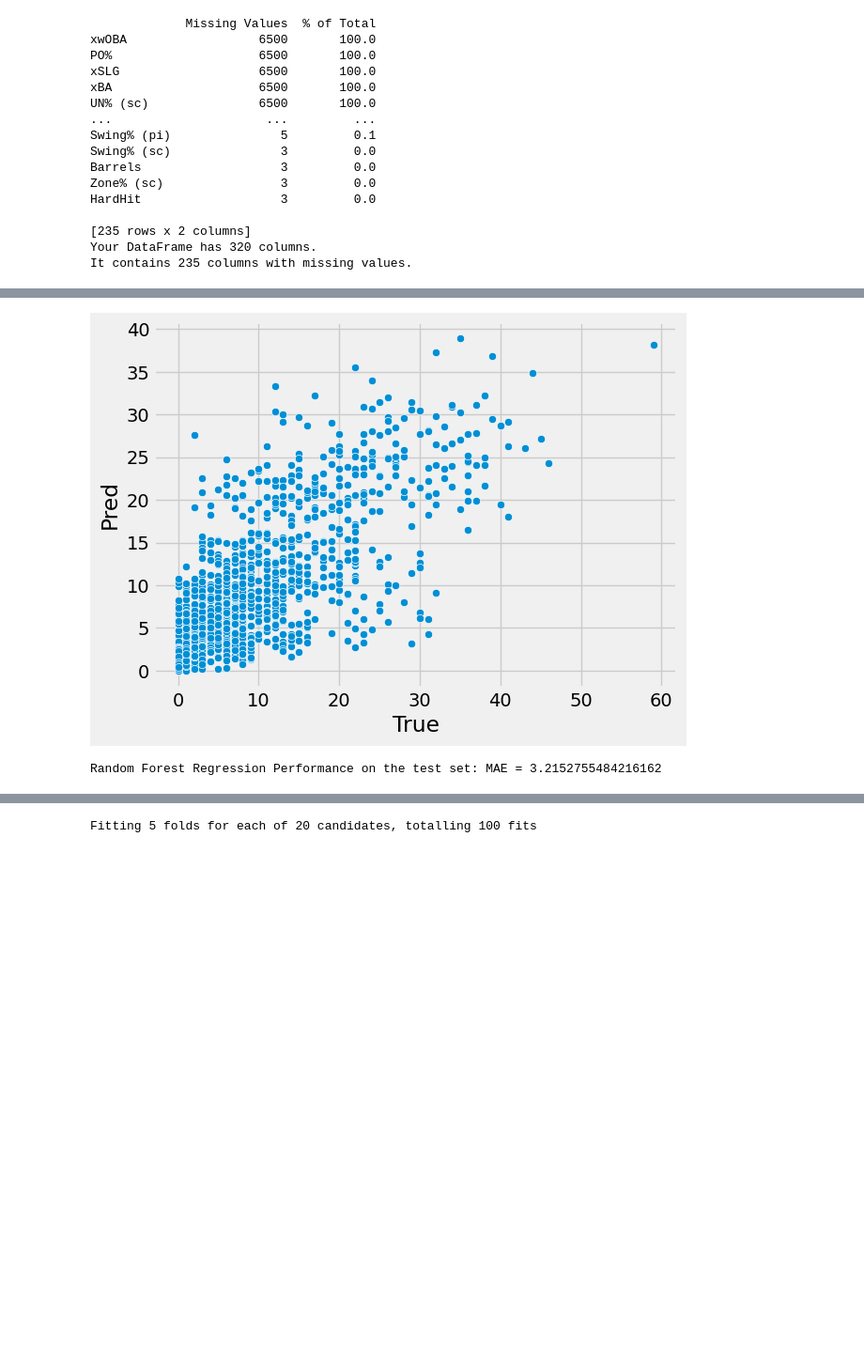
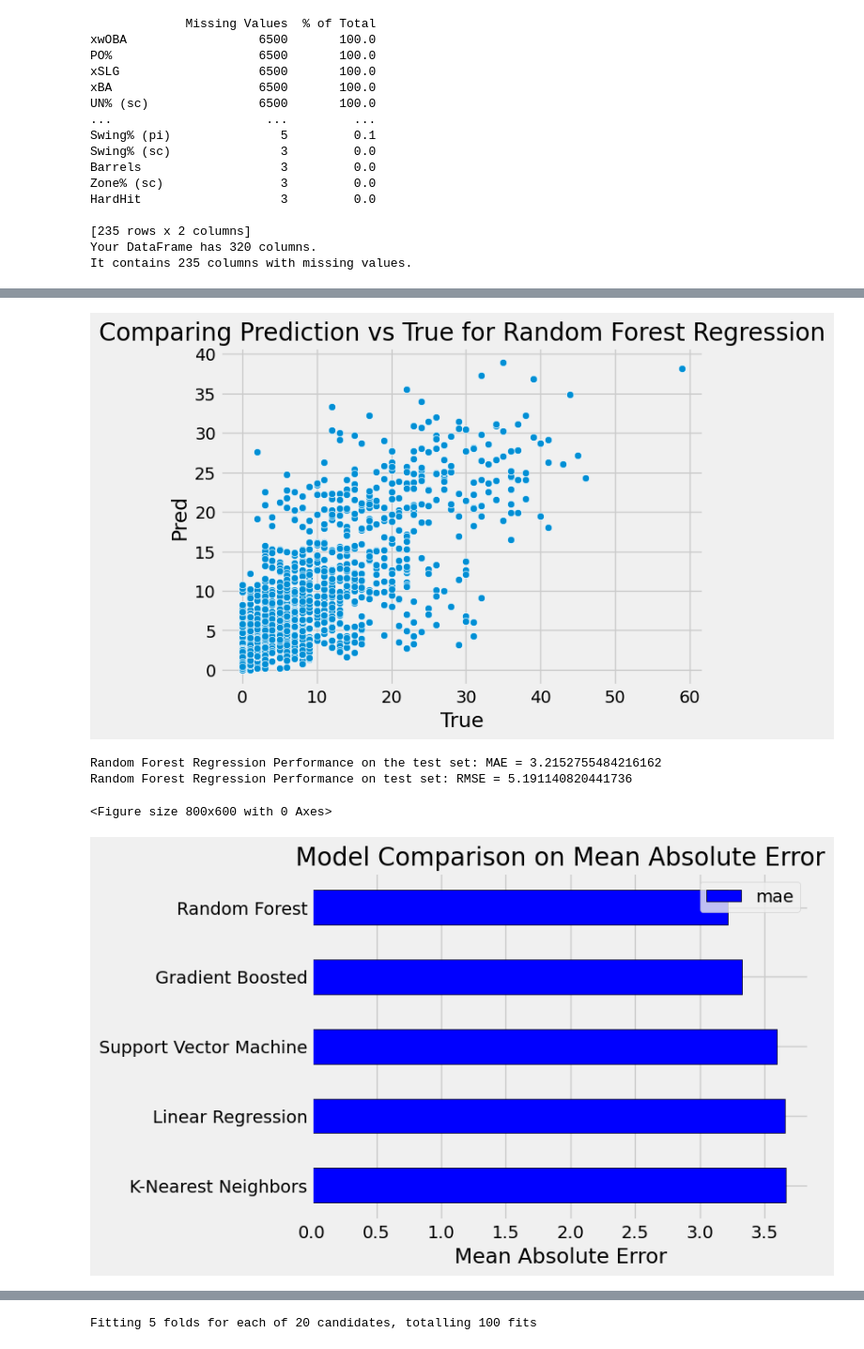
Before and after one commit to EdBab/homer_predictor, a Jupyter notebook: home_run_predictor.ipynb, the cells around one changed output, grey strips where cells are left out. Shown: that part at 94% size. Cells and saved outputs as stored; diff of their text form; code cells hidden in the pictures; blank space fills up the shorter version.

```diff
--- a/home_run_predictor.ipynb
+++ b/home_run_predictor.ipynb
@@ -131,5 +163,6 @@ Linear Regression Performance on test set: MAE = 3.655842711142547
 # %%
 svm = SVR(C = 1000, gamma = 0.1)
-svm_mae = fit_and_eval(svm)
+svm_mae, svm_rmse = fit_and_eval(svm, "Support Vector Machine Regression")
 print(f'Support Vector Machine Regression Performance on test set: MAE = {str(svm_mae)}')
+print(f'Support Vector Machine Regression Performance on test set: RMSE = {str(svm_rmse)}')
 # %% [output]
@@ -138,6 +172,7 @@ Support Vector Machine Regression Performance on test set: MAE = 3.5947259409689
 # %%
 grad_boost = GradientBoostingRegressor(random_state=100)
-grad_boost_mae = fit_and_eval(grad_boost)
+grad_boost_mae, grad_boost_rmse = fit_and_eval(grad_boost, "Gradient Boosted Regression")
 
-print(f'Gradient Boosted Regression Performance on test set: MAE = {str(gradient_boosted_mae)}')
+print(f'Gradient Boosted Regression Performance on test set: MAE = {str(grad_boost_mae)}')
+print(f'Gradient Boosted Regression Performance on test set: RMSE = {str(grad_boost_rmse)}')
 # %% [output]
@@ -146,6 +182,7 @@ Gradient Boosted Regression Performance on test set: MAE = 3.3309857232291615
 # %%
 knn = KNeighborsRegressor(n_neighbors=10)
-knn_mae = fit_and_eval(knn)
+knn_mae, knn_rmse = fit_and_eval(knn, "K-Nearest Neighbors Regression")
 
 print(f'K-Nearest Neighbors Regression Performance on the test set: MAE = {str(knn_mae)}')
+print(f'K-Nearest Neighbors Regression Performance on test set: RMSE = {str(knn_rmse)}')
 # %% [output]
@@ -154,8 +192,34 @@ K-Nearest Neighbors Regression Performance on the test set: MAE = 3.662760834670
 # %%
 random_forest = RandomForestRegressor(random_state=100)
-random_forest_mae = fit_and_eval(random_forest)
+random_forest_mae, random_forest_rmse = fit_and_eval(random_forest, "Random Forest Regression")
 
 print(f'Random Forest Regression Performance on the test set: MAE = {str(random_forest_mae)}')
+print(f'Random Forest Regression Performance on test set: RMSE = {str(random_forest_rmse)}')
 # %% [output]
-[figure, old version]
+[figure, new version]
 Random Forest Regression Performance on the test set: MAE = 3.2152755484216162
+Random Forest Regression Performance on test set: RMSE = 5.191140820441736
+# %%
+# Compare results of the model
+plt.style.use('fivethirtyeight')
+plt.figure(figsize=(8, 6))
+
+model_comparison_mae = pd.DataFrame({'model': ['Linear Regression', 'Support Vector Machine',
+                                           'Random Forest', 'Gradient Boosted',
+                                            'K-Nearest Neighbors'],
+                                 'mae': [lin_reg_mae, svm_mae, random_forest_mae,
+                                         grad_boost_mae, knn_mae]})
+
+# Bar chart of test mean absolute error
+model_comparison_mae.sort_values('mae', ascending = False).plot(x = 'model', y = 'mae', kind = 'barh',
+                                                           color = 'blue', edgecolor = 'black')
+
+# Plot formatting
+plt.ylabel('');
+plt.yticks(size = 14);
+plt.xlabel('Mean Absolute Error');
+plt.xticks(size = 14)
+plt.title('Model Comparison on Mean Absolute Error', size = 20);
+# %% [output]
+<Figure size 800x600 with 0 Axes>
+[figure, added]
```
Also changed, not shown: parts of 24 cells of this notebook.
